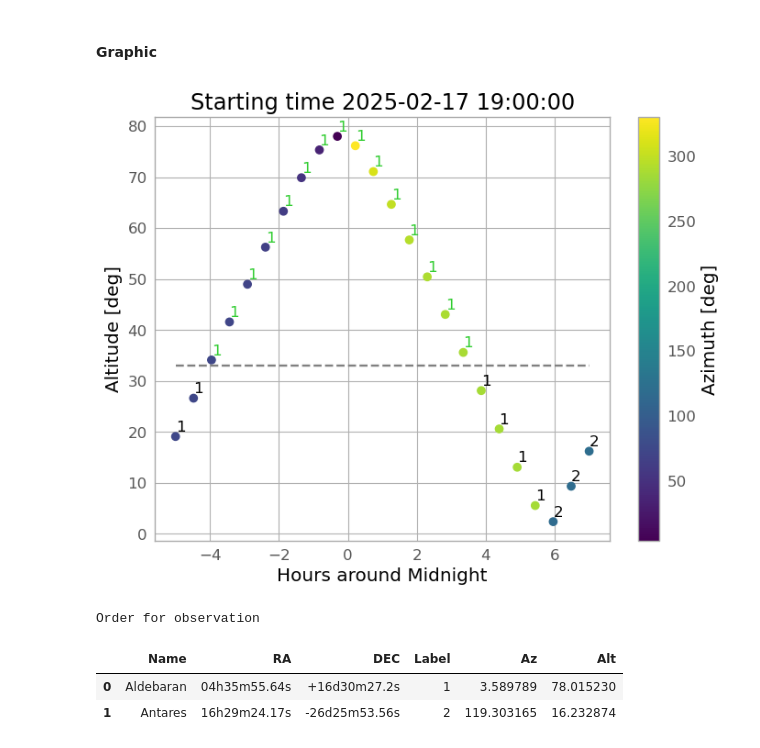
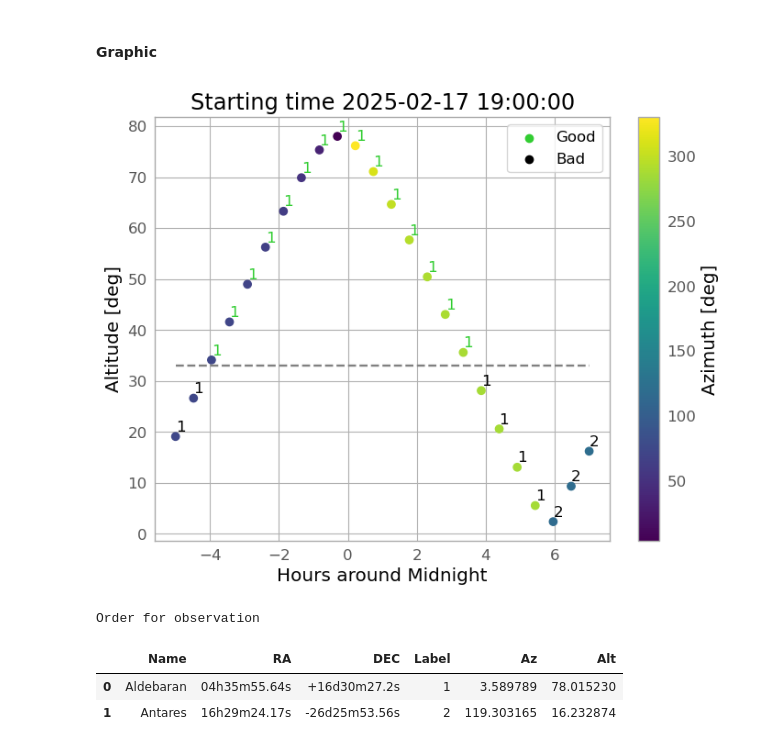
Before and after one commit to ccuellarn/Transient-Operation, a Jupyter notebook: Sketch.ipynb, the cells around one changed output. Drawn from its saved outputs; the diff is of its cells as text; code cells hidden in the pictures.

```diff
--- a/Sketch.ipynb
+++ b/Sketch.ipynb
@@ -217,32 +217,37 @@ label = [each for each in Data['Label']]
 # %%
 plt.style.use(astropy_mpl_style)
 quantity_support()
 
 plt.scatter(time, ALT,c=AZ,cmap="viridis",lw=1)
 
 #Limits of good observations
 plt.plot(time, np.linspace(limit,limit,len(time)),'--',color='grey')
 
 plt.colorbar().set_label("Azimuth [deg]")
 plt.xlabel("Hours around Midnight")
 plt.ylabel("Altitude [deg]")
 plt.title('Starting time {}'.format(date_i))
 
+plt.scatter([], [], color='limegreen', label='Good')
+plt.scatter([], [], color='k', label='Bad')
 
 # Loop for annotation of all points
 for i in range(0,len(order)-1):
     for j in range(0,len(time)):
 
         if limits[i]<= ALT[j] and limits[i]!=0:
             plt.annotate(label[j], (time[j], ALT[j] + 1),color='limegreen')
         else:
             plt.annotate(label[j], (time[j], ALT[j] + 1),color='k')
 
+plt.legend()
 plt.show()
+
+
 print('Order for observation')
 order_alerts
 # %% [output]
-[figure, old version]
+[figure, new version]
 Order for observation
 |  | Name | RA | DEC | Label | Az | Alt |
 | 0 | Aldebaran | 04h35m55.64s | +16d30m27.2s | 1 | 3.589789 | 78.015230 |
```
